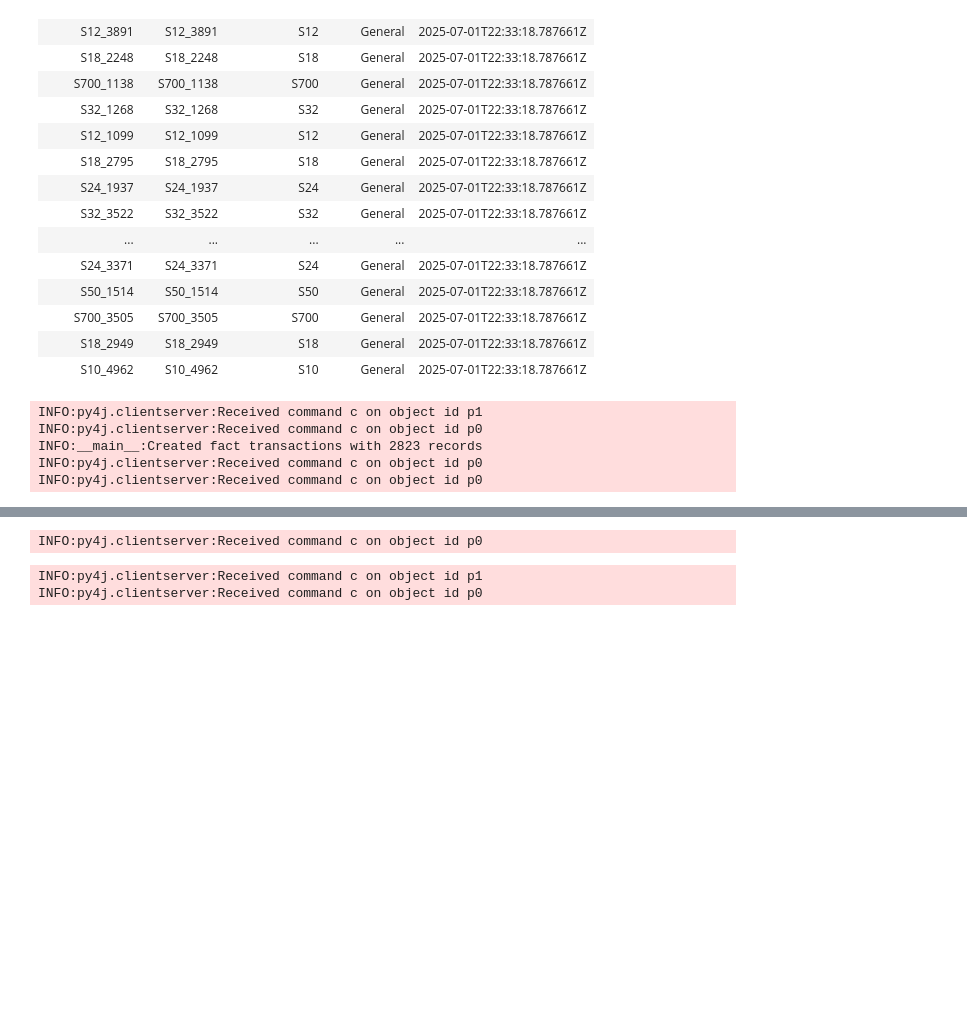
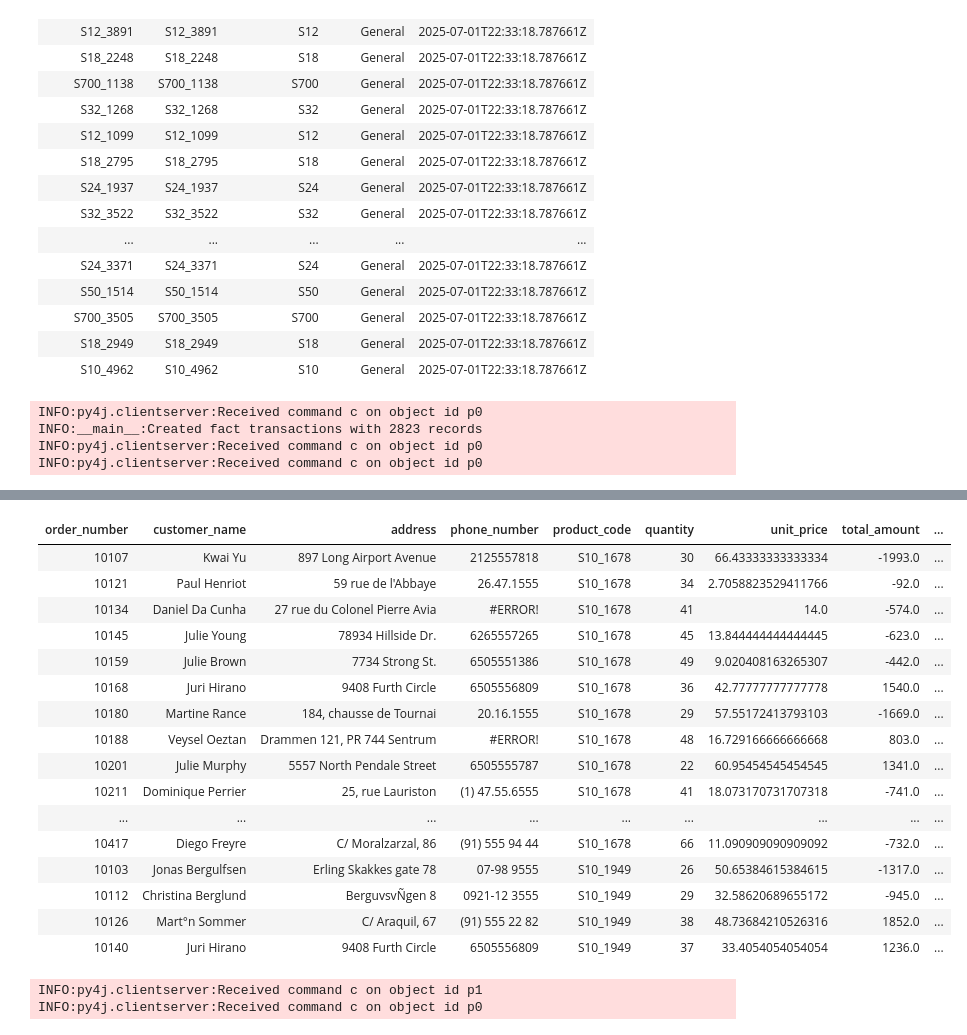
Before and after one commit to dataengineerankur/multi-cloud-analytics-pipeline, a Jupyter notebook: datapipeline/notebooks/03_data_processing.ipynb, the cells around one changed output, grey strips where cells are left out. Cells and saved outputs as stored; diff of their text form; code cells hidden in the pictures; blank space fills up the shorter version.

```diff
--- a/datapipeline/notebooks/03_data_processing.ipynb
+++ b/datapipeline/notebooks/03_data_processing.ipynb
@@ -243,9 +252,8 @@ fact_transactions = transactions_df.select(
 )
 
 logger.info(f"Created fact transactions with {fact_transactions.count()} records")
-display(fact_transactions.display(30))
+display(fact_transactions.limit(30))
 # %% [output]
-INFO:py4j.clientserver:Received command c on object id p1
 INFO:py4j.clientserver:Received command c on object id p0
 INFO:__main__:Created fact transactions with 2823 records
 INFO:py4j.clientserver:Received command c on object id p0
@@ -254,4 +261,20 @@ INFO:py4j.clientserver:Received command c on object id p0
-INFO:py4j.clientserver:Received command c on object id p0
+| order_number | customer_name | address | phone_number | product_code | quantity | unit_price | total_amount | ... |
+| 10107 | Kwai Yu | 897 Long Airport Avenue | 2125557818 | S10_1678 | 30 | 66.43333333333334 | -1993.0 | ... |
+| 10121 | Paul Henriot | 59 rue de l'Abbaye | 26.47.1555 | S10_1678 | 34 | 2.7058823529411766 | -92.0 | ... |
+| 10134 | Daniel Da Cunha | 27 rue du Colonel Pierre Avia | #ERROR! | S10_1678 | 41 | 14.0 | -574.0 | ... |
+| 10145 | Julie Young | 78934 Hillside Dr. | 6265557265 | S10_1678 | 45 | 13.844444444444445 | -623.0 | ... |
+| 10159 | Julie Brown | 7734 Strong St. | 6505551386 | S10_1678 | 49 | 9.020408163265307 | -442.0 | ... |
+| 10168 | Juri Hirano | 9408 Furth Circle | 6505556809 | S10_1678 | 36 | 42.77777777777778 | 1540.0 | ... |
+| 10180 | Martine Rance | 184, chausse de Tournai | 20.16.1555 | S10_1678 | 29 | 57.55172413793103 | -1669.0 | ... |
+| 10188 | Veysel Oeztan | Drammen 121, PR 744 Sentrum | #ERROR! | S10_1678 | 48 | 16.729166666666668 | 803.0 | ... |
+| 10201 | Julie Murphy | 5557 North Pendale Street | 6505555787 | S10_1678 | 22 | 60.95454545454545 | 1341.0 | ... |
+| 10211 | Dominique Perrier | 25, rue Lauriston | (1) 47.55.6555 | S10_1678 | 41 | 18.073170731707318 | -741.0 | ... |
+| ... | ... | ... | ... | ... | ... | ... | ... | ... |
+| 10417 | Diego Freyre | C/ Moralzarzal, 86 | (91) 555 94 44 | S10_1678 | 66 | 11.090909090909092 | -732.0 | ... |
+| 10103 | Jonas Bergulfsen | Erling Skakkes gate 78 | 07-98 9555 | S10_1949 | 26 | 50.65384615384615 | -1317.0 | ... |
+| 10112 | Christina Berglund | BerguvsvÑgen 8 | 0921-12 3555 | S10_1949 | 29 | 32.58620689655172 | -945.0 | ... |
+| 10126 | Mart°n Sommer | C/ Araquil, 67 | (91) 555 22 82 | S10_1949 | 38 | 48.73684210526316 | 1852.0 | ... |
+| 10140 | Juri Hirano | 9408 Furth Circle | 6505556809 | S10_1949 | 37 | 33.4054054054054 | 1236.0 | ... |
 # %%
 # Testing one example
 from pyspark.sql import functions as F
```
Also changed, not shown: parts of 3 cells of this notebook.
